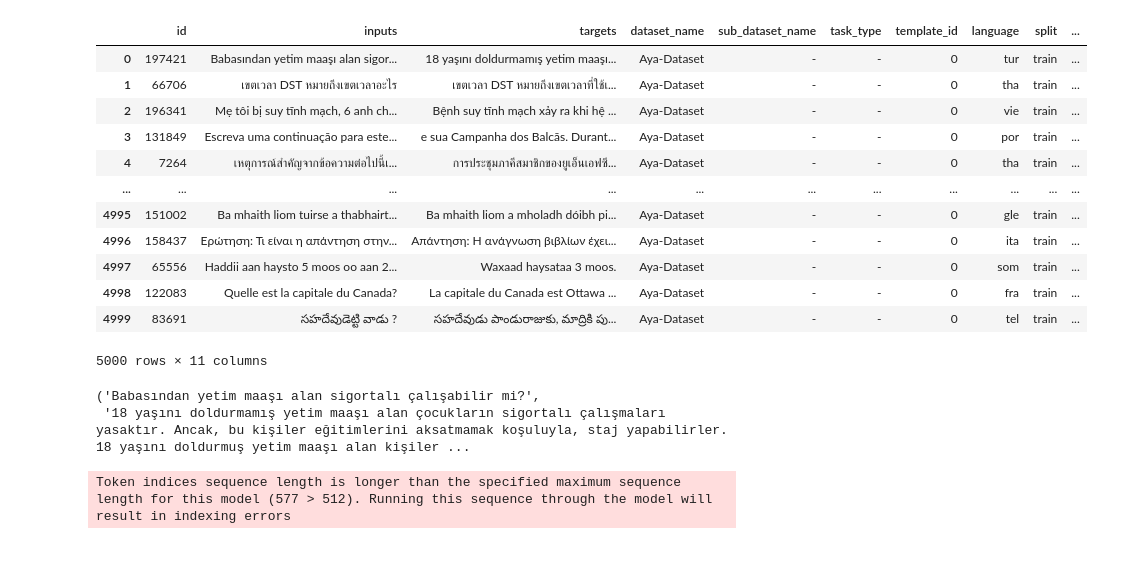
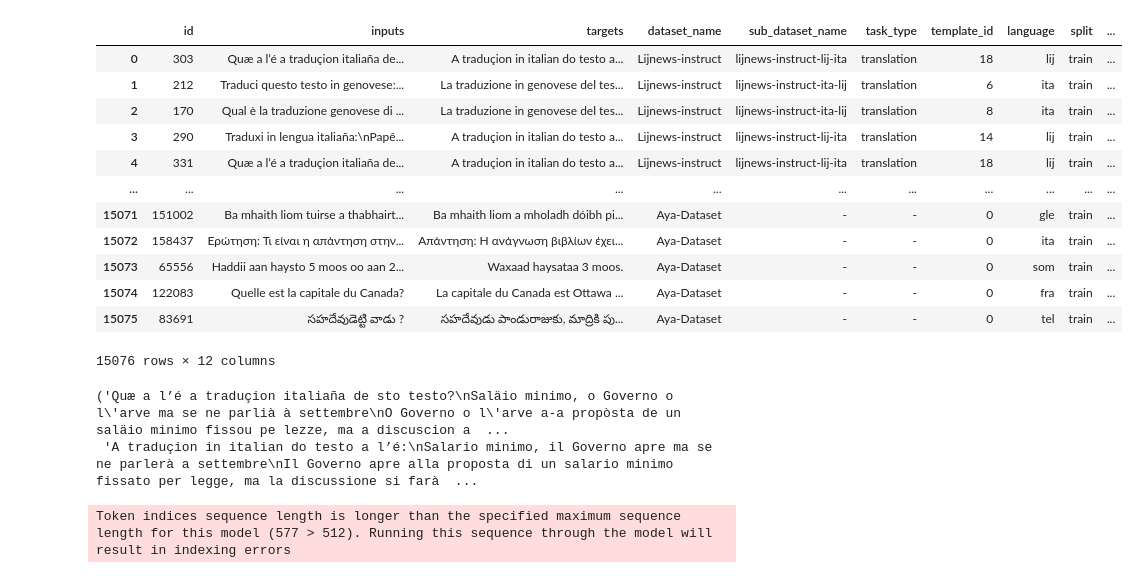
Before and after one commit to dipikakhullar/aya-data-quality, a Jupyter notebook: metricsv1.ipynb, the cells around one changed output. Saved outputs shown, nothing was run; the diff lists cells and outputs as text; code cells hidden in the pictures.

```diff
--- a/metricsv1.ipynb
+++ b/metricsv1.ipynb
@@ -29,36 +46,28 @@ def token_repetition_rate(text, tokenizer):
 # %%
 # Load the dataset
-templated_file_path = "templated_sample_5k.parquet"
-templated_df = pd.read_parquet(templated_file_path)
-
-
-aya_file_path = "aya_sample_5k.parquet"
-aya_df = pd.read_parquet(aya_file_path)
-
-
-aya_file_path = "aya_sample_5k.parquet"
-aya_df = pd.read_parquet(aya_file_path)
+file_path = "data/sampled_aya_all_subsets_15k.parquet"
+df = pd.read_parquet(file_path)
 # %%
-aya_df
+df
 # %% [output]
 |  | id | inputs | targets | dataset_name | sub_dataset_name | task_type | template_id | language | split | ... |
-| 0 | 197421 | Babasından yetim maaşı alan sigor... | 18 yaşını doldurmamış yetim maaşı... | Aya-Dataset | - | - | 0 | tur | train | ... |
-| 1 | 66706 | เขตเวลา DST หมายถึงเขตเวลาอะไร | เขตเวลา DST หมายถึงเขตเวลาที่ใช้เ... | Aya-Dataset | - | - | 0 | tha | train | ... |
-| 2 | 196341 | Mẹ tôi bị suy tĩnh mạch, 6 anh ch... | Bệnh suy tĩnh mạch xảy ra khi hệ ... | Aya-Dataset | - | - | 0 | vie | train | ... |
-| 3 | 131849 | Escreva uma continuação para este... | e sua Campanha dos Balcãs. Durant... | Aya-Dataset | - | - | 0 | por | train | ... |
-| 4 | 7264 | เหตุการณ์สำคัญจากข้อความต่อไปนี้เ... | การประชุมภาคีสมาชิกของยูเอ็นเอฟซี... | Aya-Dataset | - | - | 0 | tha | train | ... |
+| 0 | 303 | Quæ a l’é a traduçion italiaña de... | A traduçion in italian do testo a... | Lijnews-instruct | lijnews-instruct-lij-ita | translation | 18 | lij | train | ... |
+| 1 | 212 | Traduci questo testo in genovese:... | La traduzione in genovese del tes... | Lijnews-instruct | lijnews-instruct-ita-lij | translation | 6 | ita | train | ... |
+| 2 | 170 | Qual è la traduzione genovese di ... | La traduzione in genovese del tes... | Lijnews-instruct | lijnews-instruct-ita-lij | translation | 8 | ita | train | ... |
+| 3 | 290 | Traduxi in lengua italiaña:\nPapê... | A traduçion in italian do testo a... | Lijnews-instruct | lijnews-instruct-lij-ita | translation | 14 | lij | train | ... |
+| 4 | 331 | Quæ a l’é a traduçion italiaña de... | A traduçion in italian do testo a... | Lijnews-instruct | lijnews-instruct-lij-ita | translation | 18 | lij | train | ... |
 | ... | ... | ... | ... | ... | ... | ... | ... | ... | ... | ... |
-| 4995 | 151002 | Ba mhaith liom tuirse a thabhairt... | Ba mhaith liom a mholadh dóibh pi... | Aya-Dataset | - | - | 0 | gle | train | ... |
-| 4996 | 158437 | Ερώτηση: Τι είναι η απάντηση στην... | Απάντηση: Η ανάγνωση βιβλίων έχει... | Aya-Dataset | - | - | 0 | ita | train | ... |
-| 4997 | 65556 | Haddii aan haysto 5 moos oo aan 2... | Waxaad haysataa 3 moos. | Aya-Dataset | - | - | 0 | som | train | ... |
-| 4998 | 122083 | Quelle est la capitale du Canada? | La capitale du Canada est Ottawa ... | Aya-Dataset | - | - | 0 | fra | train | ... |
-| 4999 | 83691 | సహదేవుడెట్టి వాడు ? | సహదేవుడు పాండురాజుకు, మాద్రికి పు... | Aya-Dataset | - | - | 0 | tel | train | ... |
+| 15071 | 151002 | Ba mhaith liom tuirse a thabhairt... | Ba mhaith liom a mholadh dóibh pi... | Aya-Dataset | - | - | 0 | gle | train | ... |
+| 15072 | 158437 | Ερώτηση: Τι είναι η απάντηση στην... | Απάντηση: Η ανάγνωση βιβλίων έχει... | Aya-Dataset | - | - | 0 | ita | train | ... |
+| 15073 | 65556 | Haddii aan haysto 5 moos oo aan 2... | Waxaad haysataa 3 moos. | Aya-Dataset | - | - | 0 | som | train | ... |
+| 15074 | 122083 | Quelle est la capitale du Canada? | La capitale du Canada est Ottawa ... | Aya-Dataset | - | - | 0 | fra | train | ... |
+| 15075 | 83691 | సహదేవుడెట్టి వాడు ? | సహదేవుడు పాండురాజుకు, మాద్రికి పు... | Aya-Dataset | - | - | 0 | tel | train | ... |
-5000 rows × 11 columns
+15076 rows × 12 columns
 # %%
-aya_df["inputs"][0],aya_df["targets"][0]
+df["inputs"][0],df["targets"][0]
 # %% [output]
-('Babasından yetim maaşı alan sigortalı çalışabilir mi?',
- '18 yaşını doldurmamış yetim maaşı alan çocukların sigortalı çalışmaları yasaktır. Ancak, bu kişiler eğitimlerini aksatmamak koşuluyla, staj yapabilirler. 18 yaşını doldurmuş yetim maaşı alan kişiler ...
+('Quæ a l’é a traduçion italiaña de sto testo?\nSaläio minimo, o Governo o l\'arve ma se ne parlià à settembre\nO Governo o l\'arve a-a propòsta de un saläio minimo fissou pe lezze, ma a discuscion a  ...
+ 'A traduçion in italian do testo a l’é:\nSalario minimo, il Governo apre ma se ne parlerà a settembre\nIl Governo apre alla proposta di un salario minimo fissato per legge, ma la discussione si farà  ...
 # %%
 # Load a multilingual tokenizer
 tokenizer = AutoTokenizer.from_pretrained("xlm-roberta-base")
```
Also changed, not shown: parts of 38 cells of this notebook, 1 other file.
